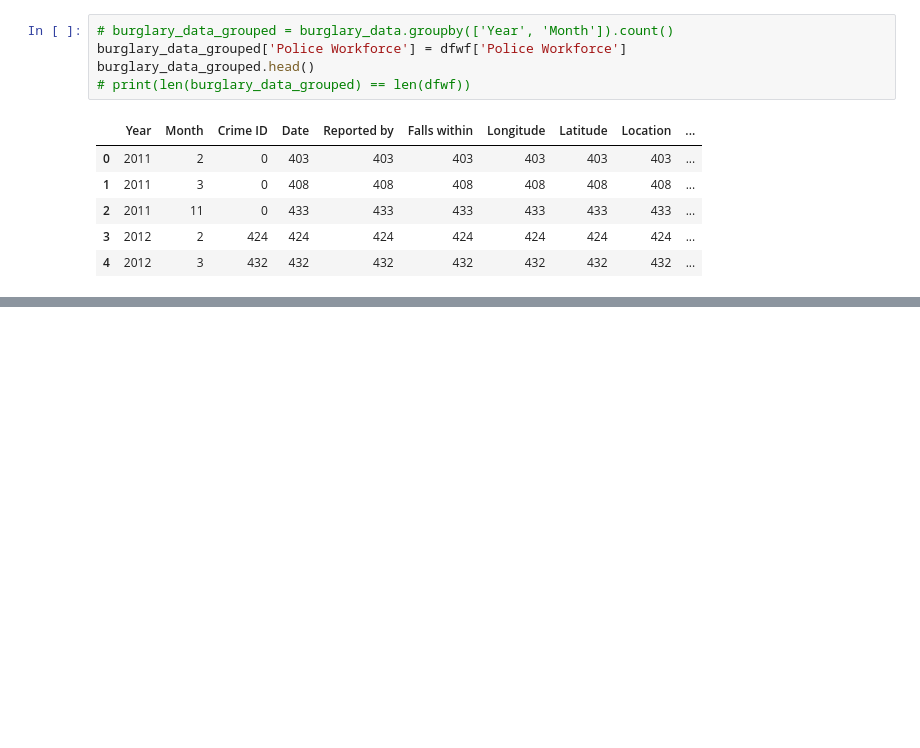
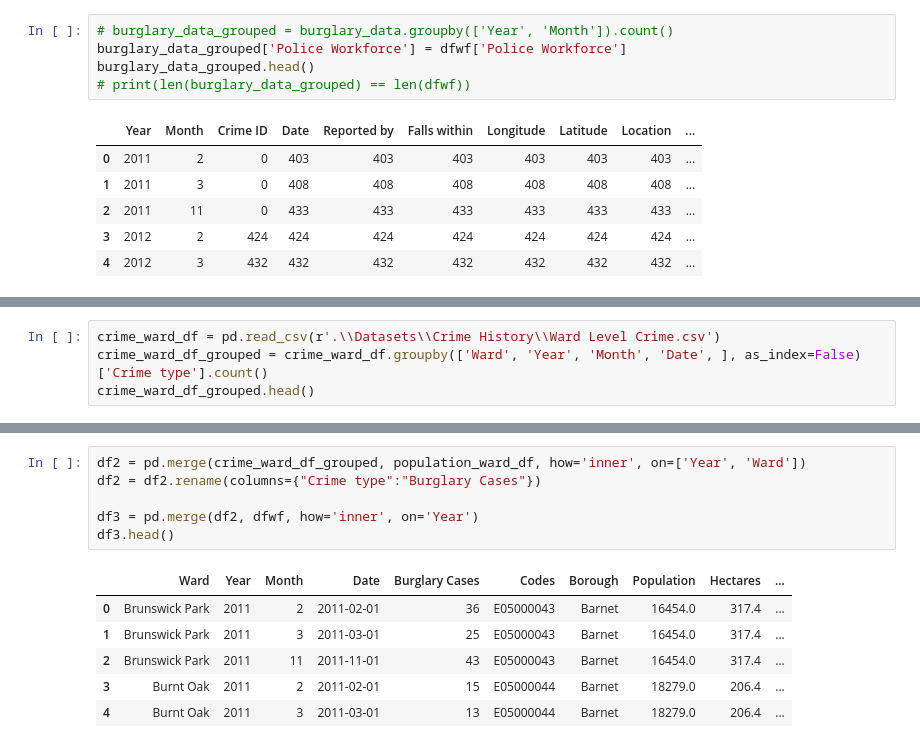
Before and after one commit to isavgt/JBG050-group11, a Jupyter notebook: datasetsexploration.ipynb, the cells around one changed output, grey strips where cells are left out. Cells and saved outputs as stored; diff of their text form; blank space fills up the shorter version.

```diff
--- a/datasetsexploration.ipynb
+++ b/datasetsexploration.ipynb
@@ -441,0 +432,4 @@ crime_ward_df.head(-1)
+# %%
+crime_ward_df = pd.read_csv(r'.\\Datasets\\Crime History\\Ward Level Crime.csv')
+crime_ward_df_grouped = crime_ward_df.groupby(['Ward', 'Year', 'Month', 'Date', ], as_index=False)['Crime type'].count()
+crime_ward_df_grouped.head()
@@ -441,0 +451,13 @@ crime_ward_df.head(-1)
+# %%
+df2 = pd.merge(crime_ward_df_grouped, population_ward_df, how='inner', on=['Year', 'Ward'])
+df2 = df2.rename(columns={"Crime type":"Burglary Cases"})
+
+df3 = pd.merge(df2, dfwf, how='inner', on='Year')
+df3.head()
+# %% [output]
+|  | Ward | Year | Month | Date | Burglary Cases | Codes | Borough | Population | Hectares | ... |
+| 0 | Brunswick Park | 2011 | 2 | 2011-02-01 | 36 | E05000043 | Barnet | 16454.0 | 317.4 | ... |
+| 1 | Brunswick Park | 2011 | 3 | 2011-03-01 | 25 | E05000043 | Barnet | 16454.0 | 317.4 | ... |
+| 2 | Brunswick Park | 2011 | 11 | 2011-11-01 | 43 | E05000043 | Barnet | 16454.0 | 317.4 | ... |
+| 3 | Burnt Oak | 2011 | 2 | 2011-02-01 | 15 | E05000044 | Barnet | 18279.0 | 206.4 | ... |
+| 4 | Burnt Oak | 2011 | 3 | 2011-03-01 | 13 | E05000044 | Barnet | 18279.0 | 206.4 | ... |
```
Also changed, not shown: parts of 9 cells of this notebook, 1 other file.
